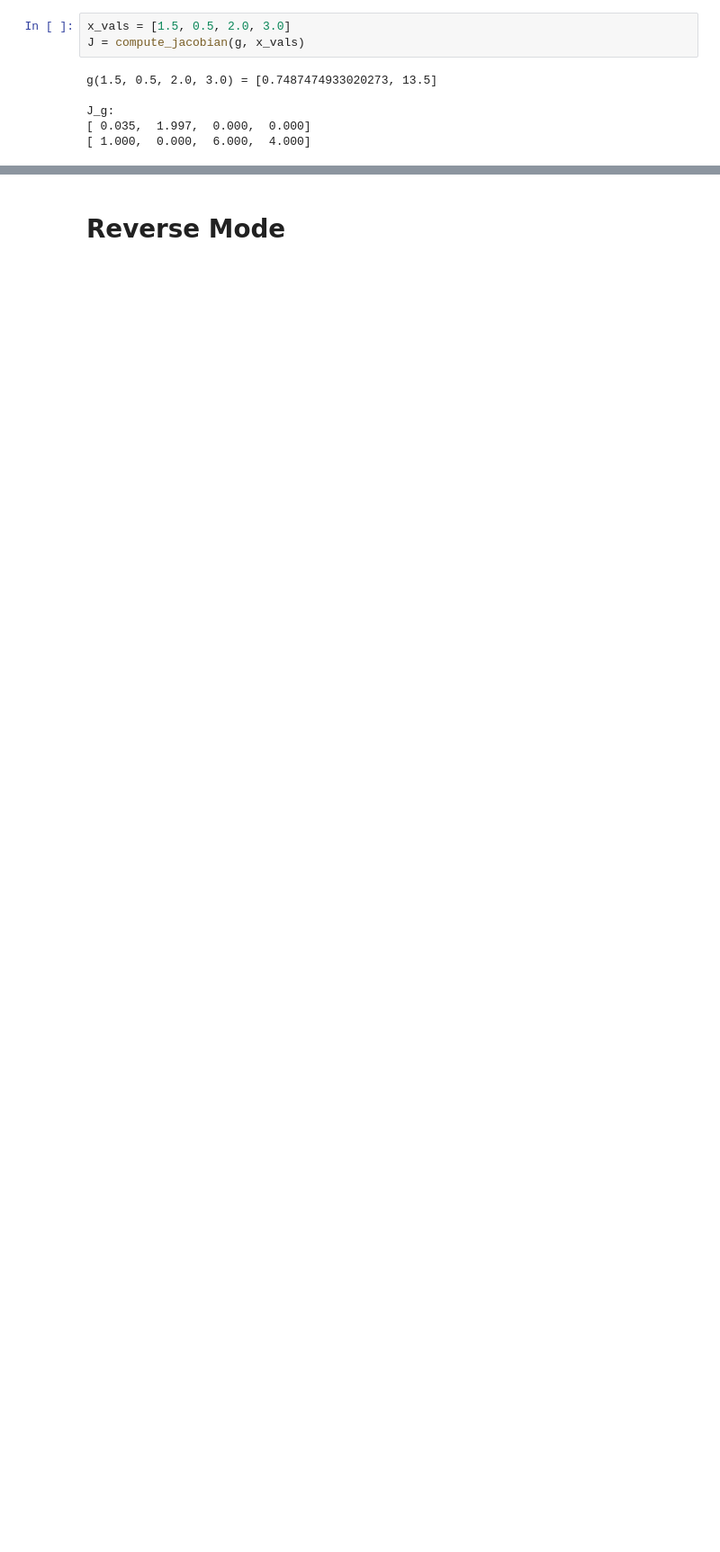
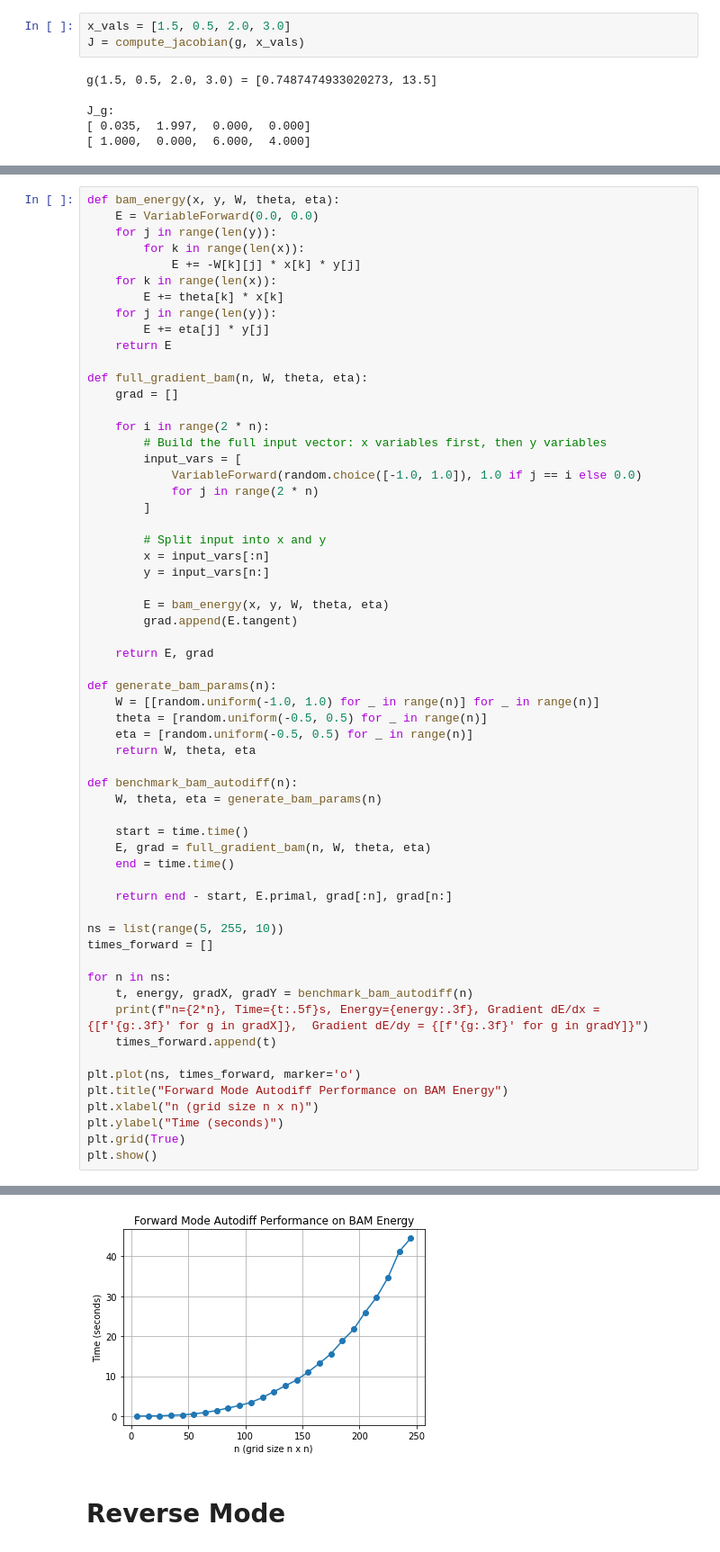
Before and after one commit to Isi-17/Thesis-M, a Jupyter notebook: 01-AD.ipynb, the cells around one changed output, grey strips where cells are left out. Shown at 90% size. Cells and saved outputs as stored; diff of their text form; blank space fills up the shorter version.

```diff
--- a/01-AD.ipynb
+++ b/01-AD.ipynb
@@ -172,0 +373,61 @@ J_g:
+# %%
+def bam_energy(x, y, W, theta, eta):
+    E = VariableForward(0.0, 0.0)
+    for j in range(len(y)):
+        for k in range(len(x)):
+            E += -W[k][j] * x[k] * y[j]
+    for k in range(len(x)):
+        E += theta[k] * x[k]
+    for j in range(len(y)):
+        E += eta[j] * y[j]
+    return E
+
+def full_gradient_bam(n, W, theta, eta):
+    grad = []
+
+    for i in range(2 * n):
+        # Build the full input vector: x variables first, then y variables
+        input_vars = [
+            VariableForward(random.choice([-1.0, 1.0]), 1.0 if j == i else 0.0)
+            for j in range(2 * n)
+        ]
+
+        # Split input into x and y
+        x = input_vars[:n]
+        y = input_vars[n:]
+
+        E = bam_energy(x, y, W, theta, eta)
+        grad.append(E.tangent)
+
+    return E, grad
+
+def generate_bam_params(n):
+    W = [[random.uniform(-1.0, 1.0) for _ in range(n)] for _ in range(n)]
+    theta = [random.uniform(-0.5, 0.5) for _ in range(n)]
+    eta = [random.uniform(-0.5, 0.5) for _ in range(n)]
+    return W, theta, eta
+
+def benchmark_bam_autodiff(n):
+    W, theta, eta = generate_bam_params(n)
+
+    start = time.time()
+    E, grad = full_gradient_bam(n, W, theta, eta)
+    end = time.time()
+
+    return end - start, E.primal, grad[:n], grad[n:]
+
+ns = list(range(5, 255, 10))
+times_forward = []
+
+for n in ns:
+    t, energy, gradX, gradY = benchmark_bam_autodiff(n)
+    print(f"n={2*n}, Time={t:.5f}s, Energy={energy:.3f}, Gradient dE/dx = {[f'{g:.3f}' for g in gradX]},  Gradient dE/dy = {[f'{g:.3f}' for g in gradY]}")
+    times_forward.append(t)
+
+plt.plot(ns, times_forward, marker='o')
+plt.title("Forward Mode Autodiff Performance on BAM Energy")
+plt.xlabel("n (grid size n x n)")
+plt.ylabel("Time (seconds)")
+plt.grid(True)
+plt.show()
+# %% [output]
@@ -173,3 +451,4 @@ J_g:
+[figure, added]
 # %% [markdown]
 # Reverse Mode
 # %% [markdown]
```
Also changed, not shown: parts of 29 cells of this notebook.
